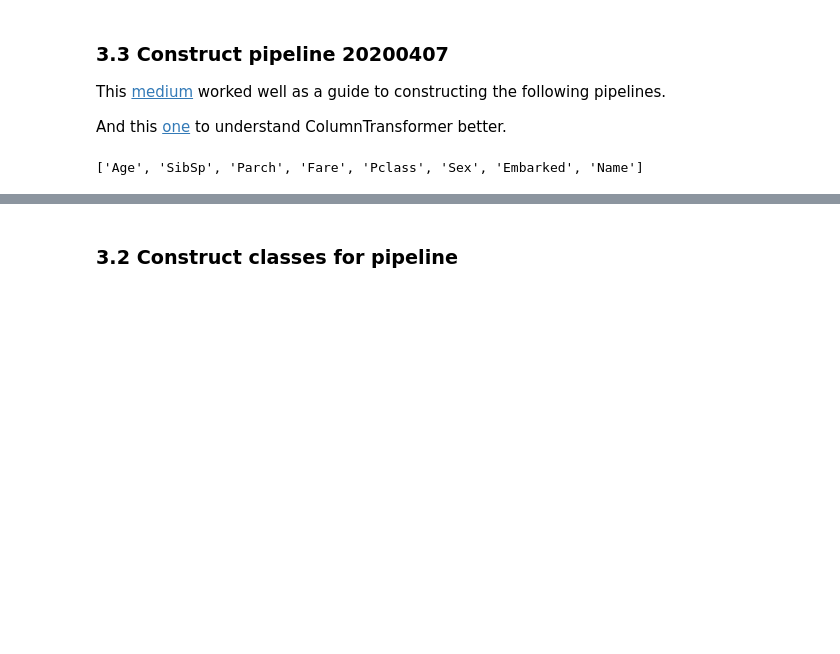
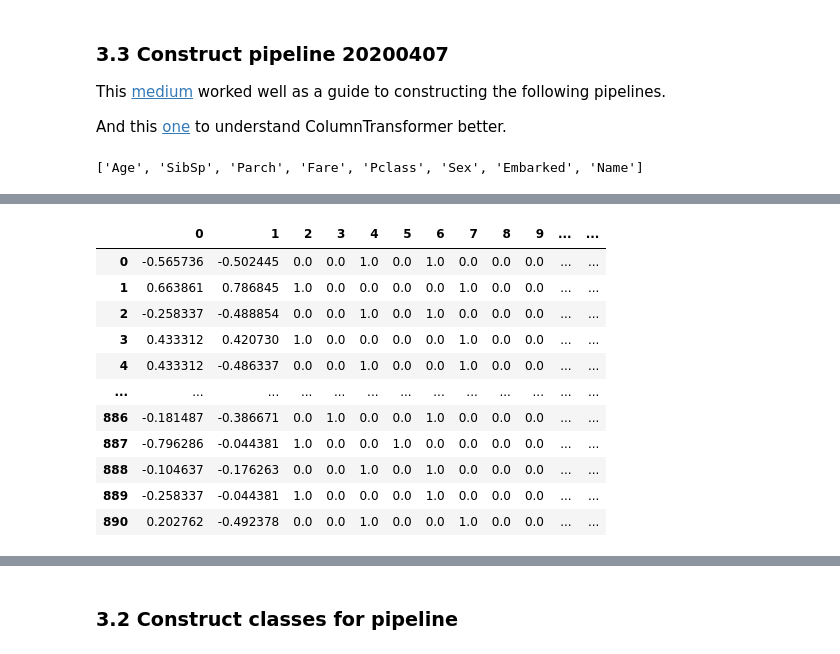
Before and after one commit to albert-kuc/Kaggle, a Jupyter notebook: Titanic/Getting Started with Titanic.ipynb, the cells around one changed output, grey strips where cells are left out. Saved outputs shown, nothing was run; the diff lists cells and outputs as text; code cells hidden in the pictures; blank space fills up the shorter version.

```diff
--- a/Titanic/Getting Started with Titanic.ipynb
+++ b/Titanic/Getting Started with Titanic.ipynb
@@ -634,11 +653,8 @@ class AgeCategory(BaseEstimator, TransformerMixin):
     def fit(self, X, y=None):
         return self
     def transform(self, X):
-#         print('in AgeCategory10')
-#         print(X)
-        bins = np.arange(0, 100, 10)
-#         labels = ['(00-10]', '(10-20]', '(20-30]', '(30-40]', '(40-50]', '(50-60]', '(60-70]', '(70-80]', '(80-90]']
-        labels = np.arange(0, 9) #[1, 2, 3, 4, 5, 6, 7, 8, 9]
+        bins = [-1, 10, 20, 30, 50, 200]
+        labels = ['<=10','(10-20]' , '(20-30]', '(30-50]', '>50']
         X['AgeGroup'] = pd.cut(X['Age'], bins=bins, labels=labels)
 #         X[6] = pd.cut(X[1], bins=bins, labels=labels)
         # X.drop(['Age'], axis=1, inplace=True)
@@ -765,3 +777,18 @@ class PrintPip3(BaseEstimator, TransformerMixin):
         print(X)
         print(X.shape)
         return X
+# %%
+class PrintCol(BaseEstimator, TransformerMixin):
+    def __init__(self):
+        pass
+    def fit(self, X, y=None):
+        return self
+    def transform(self, X):
+        print('** X Col **')
+        columns = ['Pclass', 'AgeGroup', 'IsAlone', 'Embarked', 'Titles']
+        for col in columns:
+            print(col)
+            print(type(col))
+            print(X[col].unique())
+        print(' * * * ')
+        return X
@@ -785,8 +816,8 @@ imputer_transformer = ColumnTransformer(
 col_transformer = ColumnTransformer(
     transformers=[
         ('std_scaler', StandardScaler(), ['Age', 'Fare']),
-        ('one_hot', OneHotEncoder(handle_unknown='ignore'), ['Pclass', 'AgeGroup', 'IsAlone', 'Embarked', 'Titles',
-                                                             ])
+        ('one_hot', OneHotEncoder(handle_unknown='ignore'), ['Pclass', 'AgeGroup', 'IsAlone', 'Embarked',
+                                                             'Titles', 'FareGroup'])
     ],
     remainder='drop',
 )
@@ -804,10 +835,11 @@ num_pipeline = Pipeline(steps=[
 #     ('print2', PrintPip()),
     ('add_age_category', AgeCategory()),
     ('add_isAlone_category', IsAloneCategory()),
-    ('print1', PrintPip3()),
+#     ('print1', PrintPip3()),
     ('add_fare_category', FareCategory()),
     ('get_titles', NamesTitle()),
-#     ('print2', PrintPip3()),
+    ('print2', PrintPip3()),
+    ('printcol', PrintCol()),
     ('std_scaler_and_onehot', col_transformer),
 # #     ('print', PrintPip2())
 #     ('summary', PipelineSummary(col_name=None))
@@ -851,11 +883,25 @@ array([[-0.56573646, -0.50244517,  0.        , ...,  1.        ,
 # %%
-[Age, Fare,
-Pclass x3
-AgeGroup x 10 ?
-IsAlone x2
-Embarked x3
-Titles x 5]
+# [Age,
+# Fare,
+# Pclass x3
+# AgeGroup x 5
+# IsAlone x2
+# Embarked x3
+# Titles x 5
+# FareGroup x5]
 
 
 pd.DataFrame(test)
 # %% [output]
+|  | 0 | 1 | 2 | 3 | 4 | 5 | 6 | 7 | 8 | 9 | ... | ... |
+| 0 | -0.565736 | -0.502445 | 0.0 | 0.0 | 1.0 | 0.0 | 1.0 | 0.0 | 0.0 | 0.0 | ... | ... |
+| 1 | 0.663861 | 0.786845 | 1.0 | 0.0 | 0.0 | 0.0 | 0.0 | 1.0 | 0.0 | 0.0 | ... | ... |
+| 2 | -0.258337 | -0.488854 | 0.0 | 0.0 | 1.0 | 0.0 | 1.0 | 0.0 | 0.0 | 0.0 | ... | ... |
+| 3 | 0.433312 | 0.420730 | 1.0 | 0.0 | 0.0 | 0.0 | 0.0 | 1.0 | 0.0 | 0.0 | ... | ... |
+| 4 | 0.433312 | -0.486337 | 0.0 | 0.0 | 1.0 | 0.0 | 0.0 | 1.0 | 0.0 | 0.0 | ... | ... |
+| ... | ... | ... | ... | ... | ... | ... | ... | ... | ... | ... | ... | ... |
+| 886 | -0.181487 | -0.386671 | 0.0 | 1.0 | 0.0 | 0.0 | 1.0 | 0.0 | 0.0 | 0.0 | ... | ... |
+| 887 | -0.796286 | -0.044381 | 1.0 | 0.0 | 0.0 | 1.0 | 0.0 | 0.0 | 0.0 | 0.0 | ... | ... |
+| 888 | -0.104637 | -0.176263 | 0.0 | 0.0 | 1.0 | 0.0 | 1.0 | 0.0 | 0.0 | 0.0 | ... | ... |
+| 889 | -0.258337 | -0.044381 | 1.0 | 0.0 | 0.0 | 0.0 | 1.0 | 0.0 | 0.0 | 0.0 | ... | ... |
+| 890 | 0.202762 | -0.492378 | 0.0 | 0.0 | 1.0 | 0.0 | 0.0 | 1.0 | 0.0 | 0.0 | ... | ... |
```
Also changed, not shown: parts of 12 cells of this notebook.
